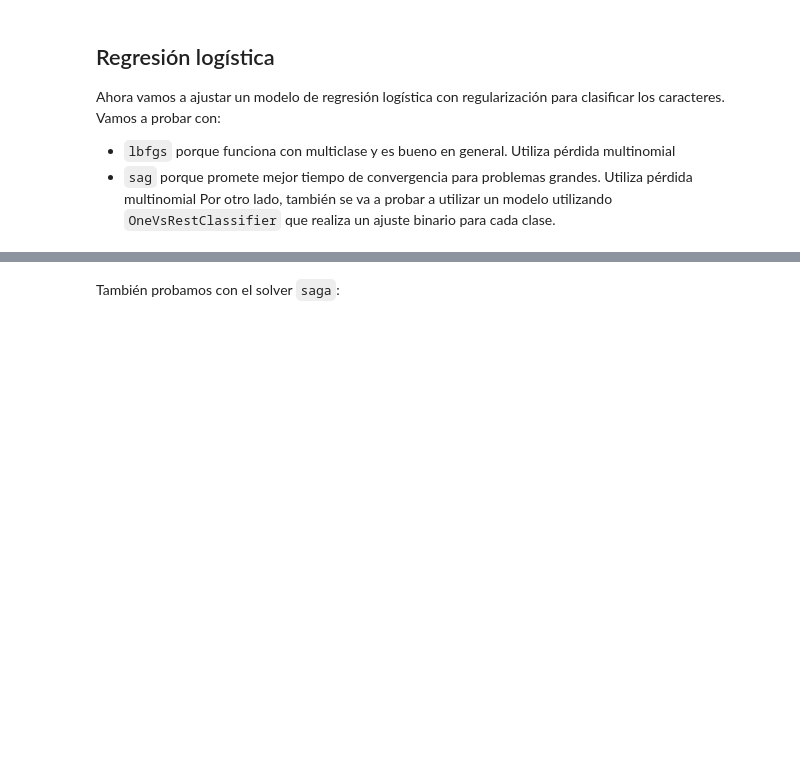
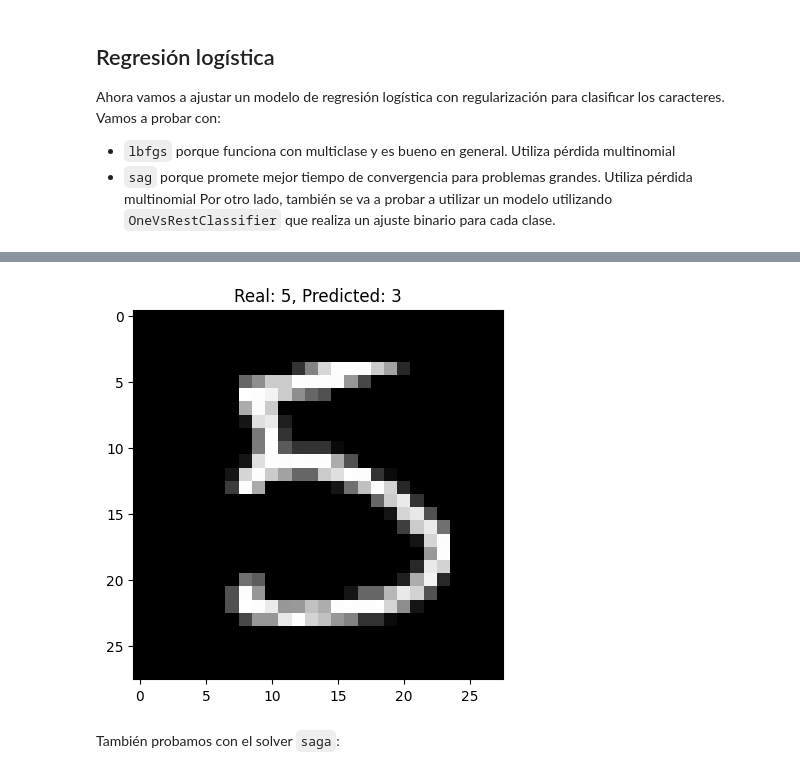
Before and after one commit to Davidjmz12/Automatic-Learning, a Jupyter notebook: Lab-04/P4.ipynb, the cells around one changed output, grey strips where cells are left out. Drawn from its saved outputs; the diff is of its cells as text; code cells hidden in the pictures; blank space fills up the shorter version.

```diff
--- a/Lab-04/P4.ipynb
+++ b/Lab-04/P4.ipynb
@@ -200,4 +217,8 @@ model_1_lbfgs.compute_metrics()
 [figure]
+# %%
+model_1_lbfgs.plot_example_real_vs_pred('3', '5')
+# %% [output]
+[figure, added]
 # %% [markdown]
 También probamos con el solver `saga`:
 # %%
```
Also changed, not shown: parts of 15 cells of this notebook, 1 other file.
